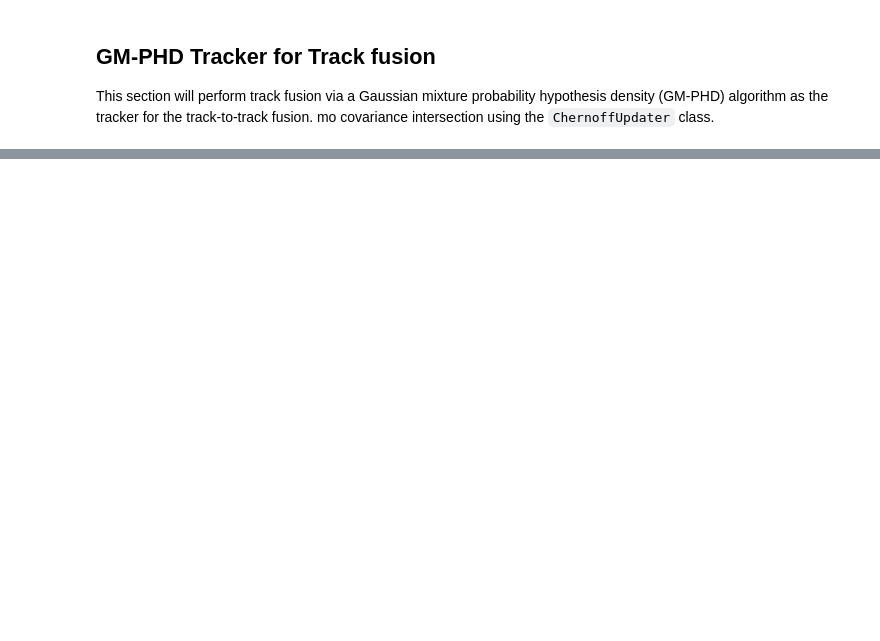
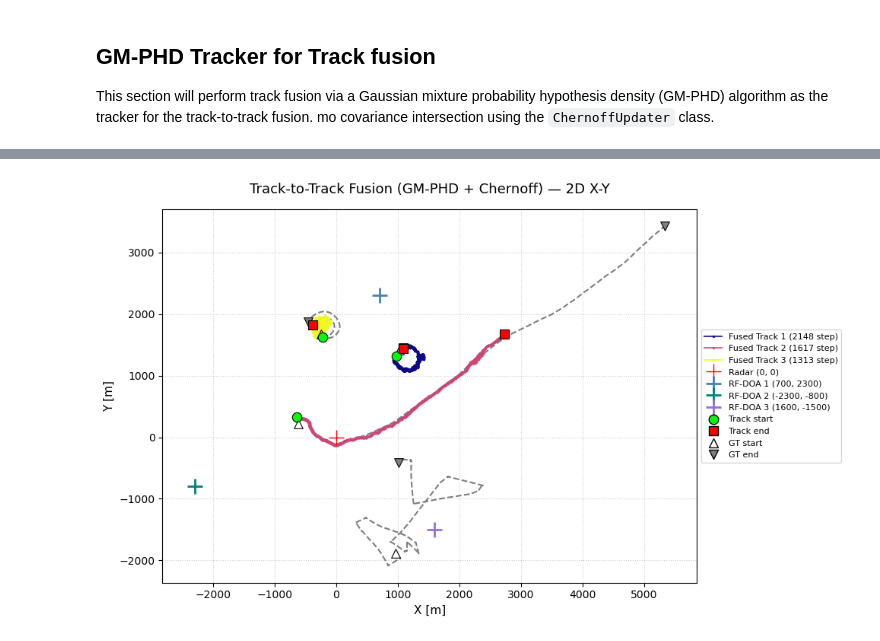
Before and after one commit to UmbertoMaffei/Multi-Sensor-Data-Fusion-for-Multi-Target-Drone-Tracking-in-Counter-UAS-Applications, a Jupyter notebook: SS_examples/3RF_RADAR_v3.ipynb, the cells around one changed output, grey strips where cells are left out. Saved outputs shown, nothing was run; the diff lists cells and outputs as text; code cells hidden in the pictures; blank space fills up the shorter version.

```diff
--- a/SS_examples/3RF_RADAR_v3.ipynb
+++ b/SS_examples/3RF_RADAR_v3.ipynb
@@ -2204,3 +2202,19 @@ For accurate 3D tracking, sensors with elevation measurement are required.
 ## GM-PHD Tracker for Track fusion
 
 This section will perform track fusion via a Gaussian mixture probability hypothesis density (GM-PHD) algorithm as the tracker for the track-to-track fusion. mo covariance intersection using the `ChernoffUpdater` class.
+# %%
+# ── Filtra gli snapshot: solo tracce confermate, niente ghost/frammenti ──
+
+# Radar: definisci le tracce "buone" con la stessa logica dell'RF-DOA
+MIN_TRACK_LEN_RADAR = 250          # soglia da tarare sul tuo radar (vedi nota sotto)
+radar_long_tracks = {t for t in radar_tracks if len(t.states) >= MIN_TRACK_LEN_RADAR}
+
+good_radar_ids = {t.id for t in radar_long_tracks}
+good_rfdoa_ids = {t.id for t in rfdoa_long_tracks}
+
+print(f"Radar confermate:  {len(good_radar_ids)} / {len(radar_tracks)}")
+print(f"RF-DOA confermate: {len(good_rfdoa_ids)} / {len(rfdoa_tracks_all)}")
+
+# Tieni negli snapshot solo le tracce confermate
+radar_snaps = [(time, {tr for tr in snap if tr.id in good_radar_ids}) for time, snap in radar_snaps]
+rfdoa_snaps = [(time, {tr for tr in snap if tr.id in good_rfdoa_ids}) for time, snap in rfdoa_snaps]
@@ -2272,3 +2286,83 @@ track_fusion_tracker = PointProcessMultiTargetTracker(
     birth_component=deepcopy(ch_birth_component),
     extraction_threshold=0.90,
 )
+# %%
+## ── TRACK-TO-TRACK FUSION — Tracking Loop & Plot ──────────────────────────
+
+fused_tracks = set()
+for time, ctracks in track_fusion_tracker:
+    fused_tracks.update(ctracks)
+
+fused_tracks = {t for t in fused_tracks if len(t) > 1}
+print(f'Tracce fuse prodotte (GM-PHD): {len(fused_tracks)}')
+
+# ── 2D Plot ─────────────────────────────────────────────────────────────────
+colors_fused = plt.cm.get_cmap('plasma', max(len(fused_tracks), 1))
+
+plotter2d_fused = Plotter(dimension=Dimension.TWO)
+plotter2d_fused.plot_ground_truths(truths, [0, 2], color='black',
+                                   linestyle='--', alpha=0.5, label='Ground truth')
+
+for i, track in enumerate(sorted(fused_tracks, key=lambda t: -len(t.states))):
+    tx = [s.state_vector[0, 0] for s in track.states]
+    ty = [s.state_vector[2, 0] for s in track.states]
+    plotter2d_fused.ax.plot(tx, ty, marker='.', markersize=3, linewidth=1.5,
+                            color=colors_fused(i), alpha=0.8,
+                            label=f'Fused Track {i+1} ({len(track.states)} step)')
+
+plotter2d_fused.ax.plot(0, 0, 'r+', markersize=14, zorder=10, label='Radar (0, 0)')
+for (x, y), color, label in zip(SENSOR_POSITIONS, SENSOR_COLORS, SENSOR_LABELS):
+    plotter2d_fused.ax.plot(x, y, '+', color=color, markersize=14,
+                            markeredgewidth=2, zorder=10, label=label)
+
+plotter2d_fused.ax.set_title('Track-to-Track Fusion (GM-PHD + Chernoff) — 2D X-Y',
+                              fontsize=13, pad=15)
+plotter2d_fused.ax.set_xlabel('X [m]', fontsize=11)
+plotter2d_fused.ax.set_ylabel('Y [m]', fontsize=11)
+plotter2d_fused.ax.grid(True, linestyle=':', alpha=0.6)
+
+plot_track_endpoints(plotter2d_fused.ax, fused_tracks)
+plot_gt_endpoints(plotter2d_fused.ax, truths)
+
+handles, labels_leg = plotter2d_fused.ax.get_legend_handles_labels()
+plotter2d_fused.ax.legend(handles=handles + ENDPOINT_LEGEND,
+                          loc='center left', bbox_to_anchor=(1, 0.5), fontsize=8)
+plt.tight_layout()
+plt.show()
+
+# ── 3D Plot ─────────────────────────────────────────────────────────────────
+plotter3d_fused = Plotter(dimension=Dimension.THREE)
+plotter3d_fused.plot_ground_truths(truths, [0, 2, 4], color='black',
+                                   linestyle='--', alpha=0.6)
+
+for i, track in enumerate(sorted(fused_tracks, key=lambda t: -len(t.states))):
+    tx = [s.state_vector[0, 0] for s in track.states]
+    ty = [s.state_vector[2, 0] for s in track.states]
+    tz = [s.state_vector[4, 0] for s in track.states]
+    plotter3d_fused.ax.plot(tx, ty, tz, linewidth=1.5,
+                            color=colors_fused(i), alpha=0.7)
+
+plotter3d_fused.ax.scatter(0, 0, 0, color='red', s=120, marker='*',
+                           label='Radar (0,0)', zorder=10)
+for (x, y), color, label in zip(SENSOR_POSITIONS, SENSOR_COLORS, SENSOR_LABELS):
+    plotter3d_fused.ax.scatter(x, y, 0, color=color, s=120, marker='*',
+                               zorder=10, label=label)
+
+custom_lines_fused = [
+    Line2D([0], [0], color='black', lw=2, linestyle='--'),
+    Line2D([0], [0], color='purple', lw=2, alpha=0.7),
+    Line2D([0], [0], marker='*', color='w', markerfacecolor='red', markersize=12),
+]
+plotter3d_fused.ax.legend(custom_lines_fused,
+                          ['Ground Truth', 'Fused Tracks', 'Radar/RF-DOA Sensors'],
+                          loc='upper right', fontsize=9)
+plotter3d_fused.ax.set_title('Track-to-Track Fusion (GM-PHD + Chernoff) — 3D',
+                              fontsize=13)
+plotter3d_fused.ax.set_xlabel('X [m]')
+plotter3d_fused.ax.set_ylabel('Y [m]')
+plotter3d_fused.ax.set_zlabel('Z [m]')
+
+plot_track_endpoints_3d(plotter3d_fused.ax, fused_tracks)
+plot_gt_endpoints_3d(plotter3d_fused.ax, truths)
+plt.show()
+# %% [output]
@@ -2274,0 +2370 @@ track_fusion_tracker = PointProcessMultiTargetTracker(
+[figure, added]
```
Also changed, not shown: parts of 17 cells of this notebook.
